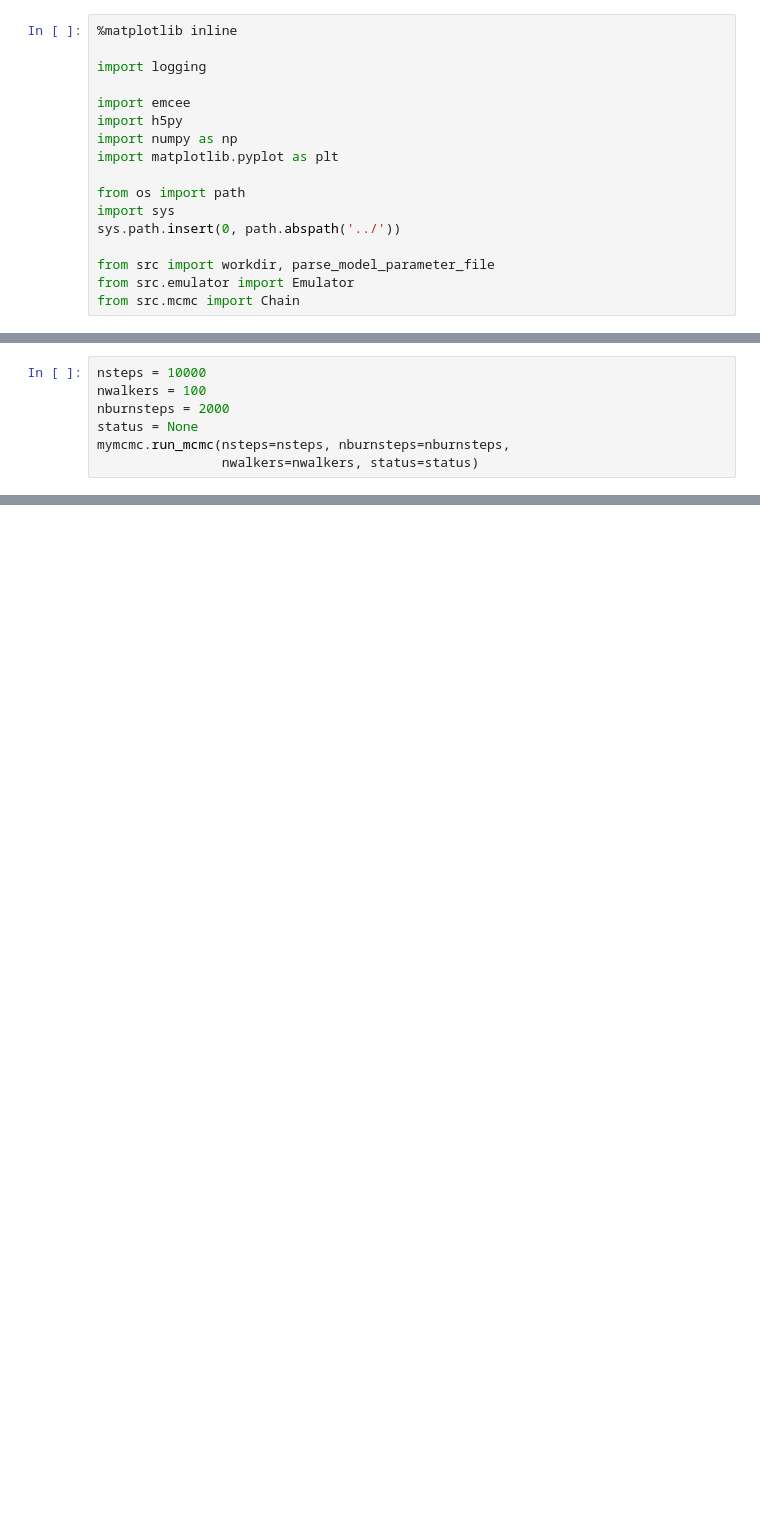
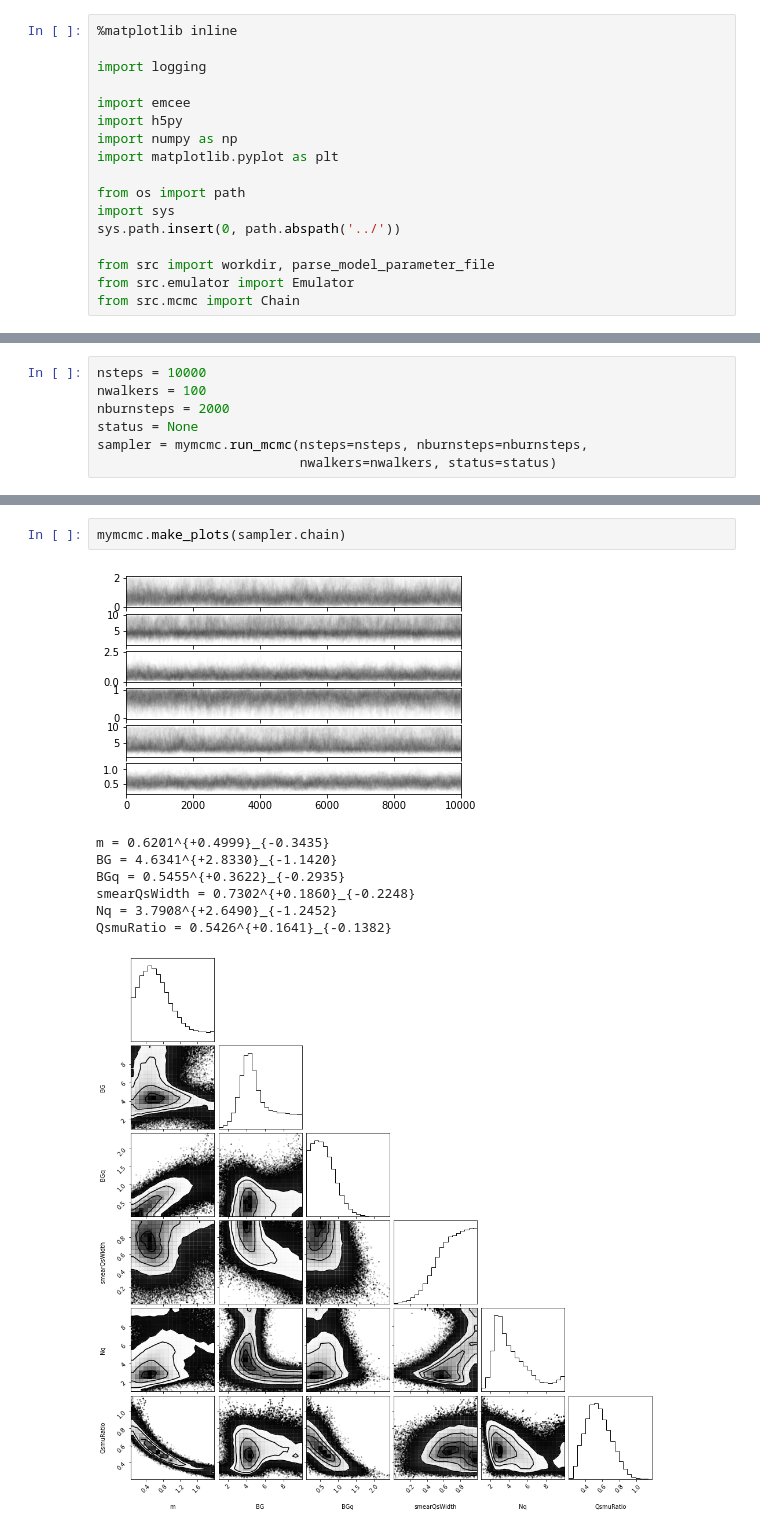
Before and after one commit to chunshen1987/bayesian_analysis, a Jupyter notebook: jupyter_notebook/Run_BayesianAnalysis.ipynb, the cells around one changed output, grey strips where cells are left out. Saved outputs shown, nothing was run; the diff lists cells and outputs as text; blank space fills up the shorter version.

```diff
--- a/jupyter_notebook/Run_BayesianAnalysis.ipynb
+++ b/jupyter_notebook/Run_BayesianAnalysis.ipynb
@@ -46,8 +46,8 @@ nsteps = 10000
 nwalkers = 100
 nburnsteps = 2000
 status = None
-mymcmc.run_mcmc(nsteps=nsteps, nburnsteps=nburnsteps,
-                nwalkers=nwalkers, status=status)
+sampler = mymcmc.run_mcmc(nsteps=nsteps, nburnsteps=nburnsteps,
+                          nwalkers=nwalkers, status=status)
 # %% [output]
 [INFO][mcmc] Starting MCMC ...
 [INFO][mcmc] no existing chain found, starting initial burn-in
@@ -72,0 +69,11 @@ mymcmc.run_mcmc(nsteps=nsteps, nburnsteps=nburnsteps,
+# %%
+mymcmc.make_plots(sampler.chain)
+# %% [output]
+[figure, added]
+m = 0.6201^{+0.4999}_{-0.3435}
+BG = 4.6341^{+2.8330}_{-1.1420}
+BGq = 0.5455^{+0.3622}_{-0.2935}
+smearQsWidth = 0.7302^{+0.1860}_{-0.2248}
+Nq = 3.7908^{+2.6490}_{-1.2452}
+QsmuRatio = 0.5426^{+0.1641}_{-0.1382}
+[figure, added]
```
Also changed, not shown: parts of 2 cells of this notebook, 2 other files.
